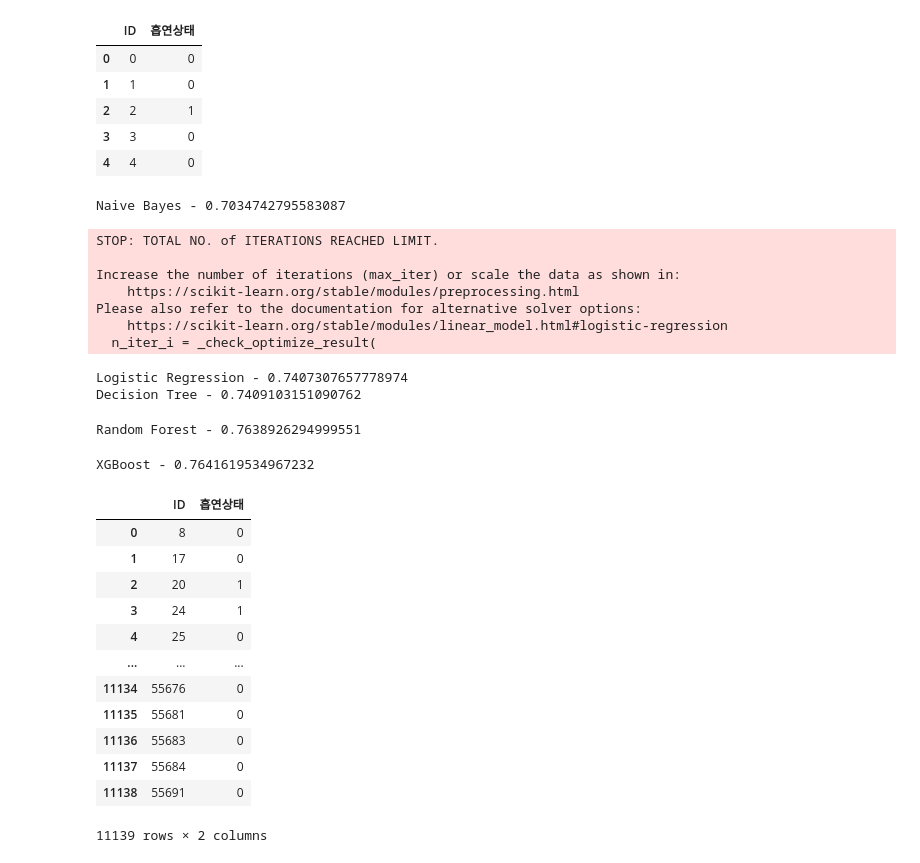
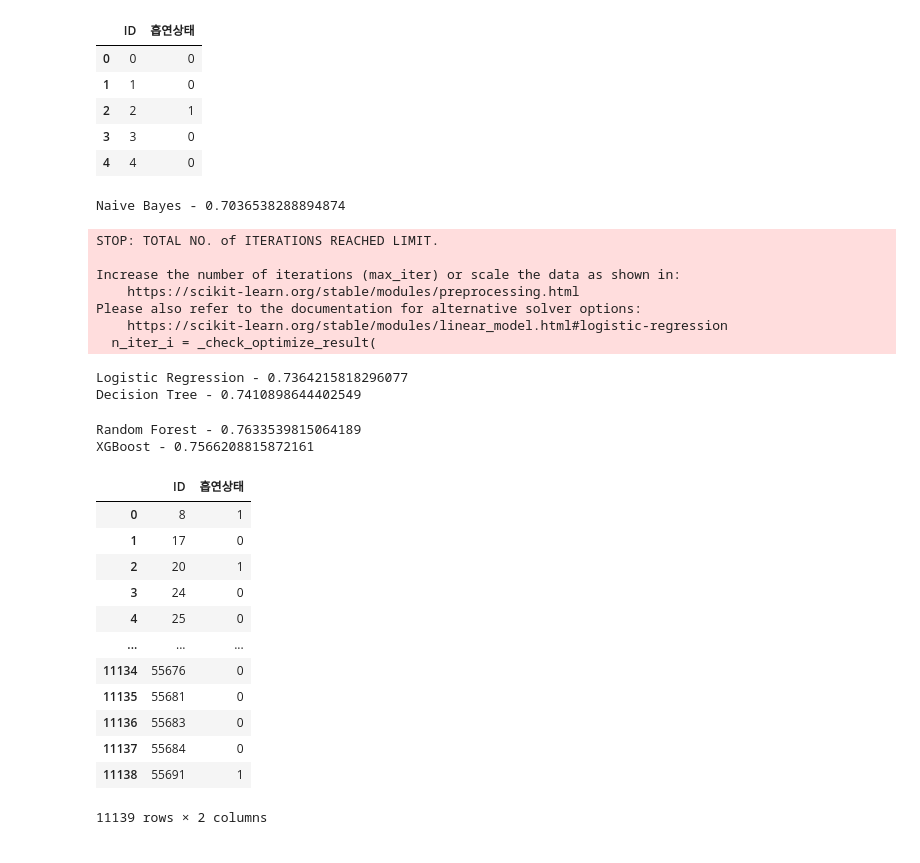
Before and after one commit to DahyeonS/BAE_Practice, a Jupyter notebook: 2유형 연습.ipynb, the cells around one changed output. Drawn from its saved outputs; the diff is of its cells as text; code cells hidden in the pictures.

```diff
--- a/2유형 연습.ipynb
+++ b/2유형 연습.ipynb
@@ -322,7 +298,6 @@ display(y_train.head())
 import pandas as pd
 import numpy as np
 from sklearn.preprocessing import LabelEncoder
-from sklearn.preprocessing import MinMaxScaler
 from sklearn.model_selection import train_test_split
 from sklearn.naive_bayes import GaussianNB
 from sklearn.linear_model import LogisticRegression
@@ -342,10 +317,6 @@ X["치석"] = label.fit_transform(X["치석"])
 x_test["성별코드"] = label.fit_transform(x_test["성별코드"])
 x_test["구강검진수검여부"] = label.fit_transform(x_test["구강검진수검여부"])
 x_test["치석"] = label.fit_transform(x_test["치석"])
-
-scale = MinMaxScaler()
-target = ["체중(5Kg단위)", "수축기혈압", "이완기혈압", "식전혈당(공복혈당)", "총콜레스테롤", "트리글리세라이드", "HDL콜레스테롤", "LDL콜레스테롤", "(혈청지오티)AST"]
-X[target] = scale.fit_transform(X[target])
 
 X_tr, X_val, y_tr, y_val = train_test_split(X, y, test_size = 0.25, random_state = 123)
 
@@ -363,48 +334,48 @@ dt = DecisionTreeClassifier(max_depth = 7)
 dt.fit(X_tr, y_tr)
 pred = dt.predict(X_val)
 print("Decision Tree -", accuracy_score(y_val, pred))
 
 rf = RandomForestClassifier(max_depth = 15, n_estimators = 500)
 rf.fit(X_tr, y_tr)
 pred = rf.predict(X_val)
 print("Random Forest -", accuracy_score(y_val, pred))
 
 xgb = XGBClassifier()
 xgb.fit(X_tr, y_tr)
 pred = xgb.predict(X_val)
 print("XGBoost -", accuracy_score(y_val, pred))
 
 model = RandomForestClassifier(max_depth = 15, n_estimators = 500)
 model.fit(X, y)
 prediction = model.predict(x_test)
 
 result = pd.DataFrame({"ID":x_test_id, "흡연상태":prediction})
 result.to_csv("result.csv", index = False)
 
 pd.read_csv("result.csv")
 # %% [output]
-Naive Bayes - 0.7034742795583087
+Naive Bayes - 0.7036538288894874
 STOP: TOTAL NO. of ITERATIONS REACHED LIMIT.
 
 Increase the number of iterations (max_iter) or scale the data as shown in:
     https://scikit-learn.org/stable/modules/preprocessing.html
 Please also refer to the documentation for alternative solver options:
     https://scikit-learn.org/stable/modules/linear_model.html#logistic-regression
   n_iter_i = _check_optimize_result(
-Logistic Regression - 0.7407307657778974
-Decision Tree - 0.7409103151090762
+Logistic Regression - 0.7364215818296077
+Decision Tree - 0.7410898644402549
-Random Forest - 0.7638926294999551
+Random Forest - 0.7633539815064189
+XGBoost - 0.7566208815872161
+|  | ID | 흡연상태 |
+| 0 | 8 | 1 |
+| 1 | 17 | 0 |
+| 2 | 20 | 1 |
+| 3 | 24 | 0 |
+| 4 | 25 | 0 |
+| ... | ... | ... |
+| 11134 | 55676 | 0 |
+| 11135 | 55681 | 0 |
+| 11136 | 55683 | 0 |
+| 11137 | 55684 | 0 |
+| 11138 | 55691 | 1 |
-XGBoost - 0.7641619534967232
+11139 rows × 2 columns
-|  | ID | 흡연상태 |
-| 0 | 8 | 0 |
-| 1 | 17 | 0 |
-| 2 | 20 | 1 |
-| 3 | 24 | 1 |
-| 4 | 25 | 0 |
-| ... | ... | ... |
-| 11134 | 55676 | 0 |
-| 11135 | 55681 | 0 |
-| 11136 | 55683 | 0 |
-| 11137 | 55684 | 0 |
-| 11138 | 55691 | 0 |
-11139 rows × 2 columns
```
Also changed, not shown: parts of 2 cells of this notebook.
